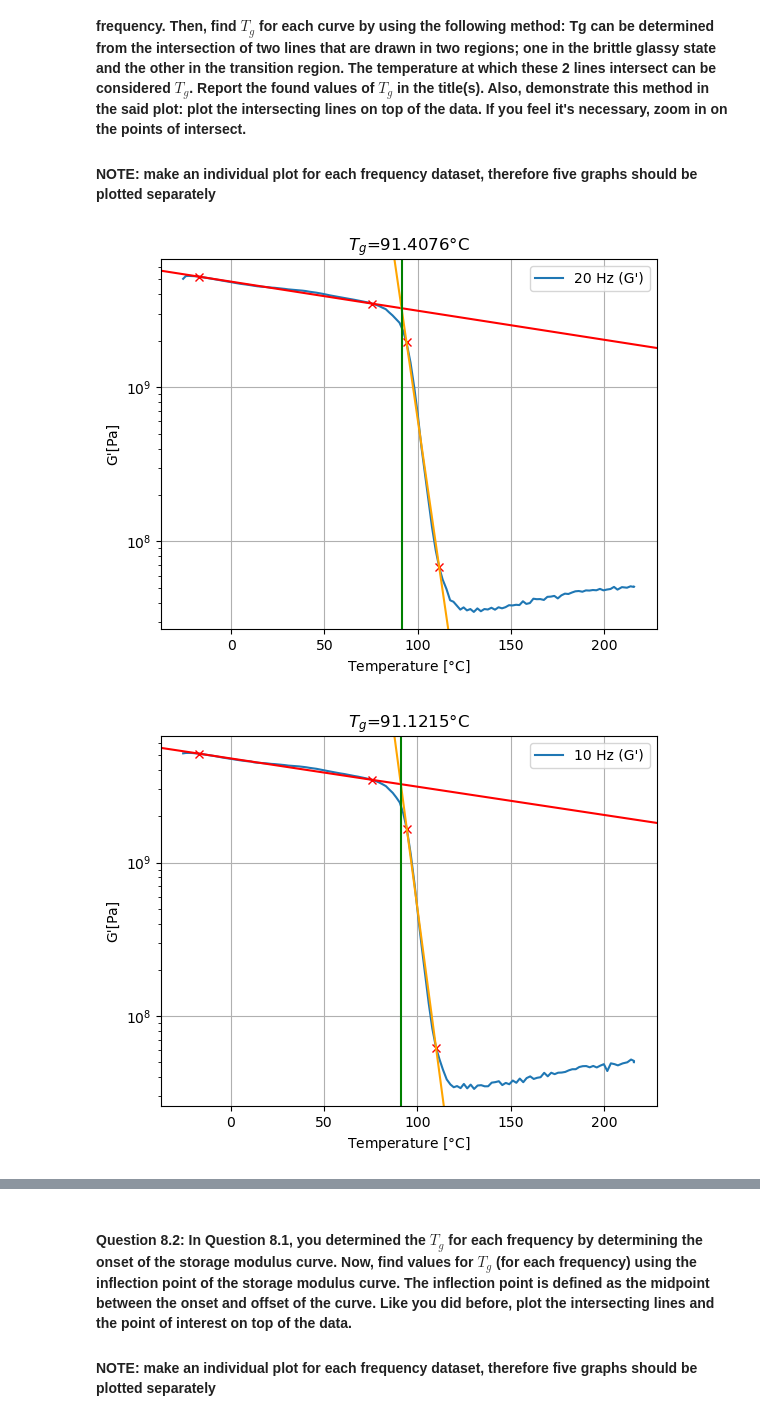
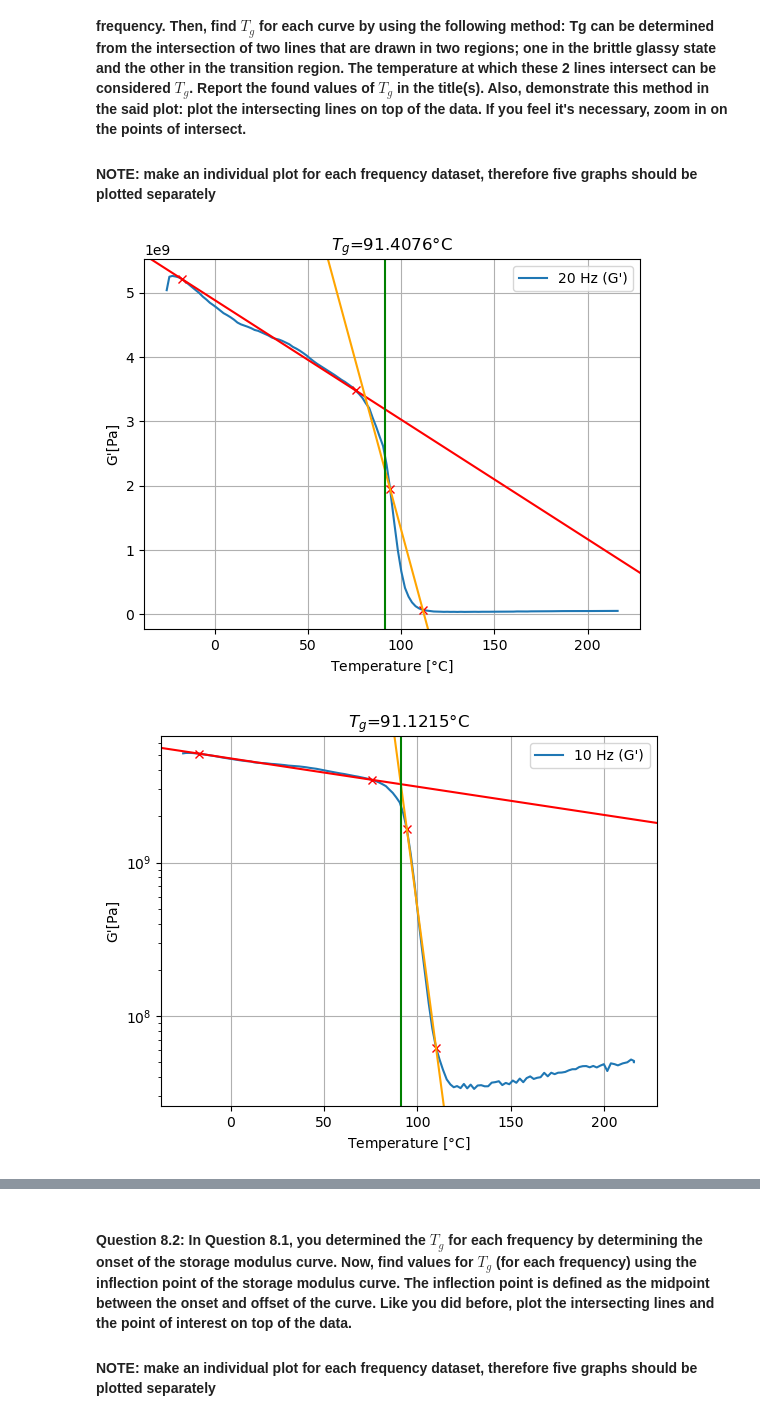
Before and after one commit to arthurstreebgreebling/PCM, a Jupyter notebook: A2 Rheokinetics/Notebook Rheokinetics.ipynb, the cells around one changed output, grey strips where cells are left out. Cells and saved outputs as stored; diff of their text form; code cells hidden in the pictures.

```diff
--- a/A2 Rheokinetics/Notebook Rheokinetics.ipynb
+++ b/A2 Rheokinetics/Notebook Rheokinetics.ipynb
@@ -210,7 +210,7 @@ plt.axvline(x=T_g_20, color='green')
 #plt.xlim(91.405,91.41)
 plt.legend()
 plt.title(f'$T_g$={T_g_20}$\degree$C')
-plt.yscale('log')
+#plt.yscale('log')
 plt.ylabel("G'[Pa]")
 plt.xlabel('Temperature [$\degree$C]')
 plt.grid()
@@ -267,7 +267,7 @@ plt.plot(data_1[:,1],data_1[:,2], label="1 Hz (G')")
 start, stop = 5, 54
 plt.plot([data_1[start][1],data_1[stop][1]],[data_1[start][2],data_1[stop][2]], 'rx')
 plt.axline((data_1[start][1],data_1[start][2] ),(data_1[stop][1],data_1[stop][2]), color='red')
-i, j = 65, 73
+i, j = 62, 73
 plt.plot([data_1[i][1],data_1[j][1]],[data_1[i][2],data_1[j][2]], 'rx')
 plt.axline((data_1[i][1],data_1[i][2] ),(data_1[j][1],data_1[j][2]), color='orange')
 T_g_1 = 87.081983
@@ -280,34 +280,34 @@ plt.title(f'$T_g$={T_g_1}$\degree$C')
 plt.yscale('log')
 plt.ylabel("G'[Pa]")
 plt.xlabel('Temperature [$\degree$C]')
 plt.grid()
 plt.show()
 
 
 ### 0.2Hz ###
 plt.plot(data_02[:,1],data_02[:,2], label="0.2 Hz (G')")
 start, stop = 5, 54
 plt.plot([data_1[start][1],data_1[stop][1]],[data_1[start][2],data_1[stop][2]], 'rx')
 plt.axline((data_1[start][1],data_1[start][2] ),(data_1[stop][1],data_1[stop][2]), color='red')
 i, j = 65, 73
 plt.plot([data_1[i][1],data_1[j][1]],[data_1[i][2],data_1[j][2]], 'rx')
 plt.axline((data_1[i][1],data_1[i][2] ),(data_1[j][1],data_1[j][2]), color='orange')
-T_g_1 = 87.081983
+T_g_02 = 87.081983
 plt.axvline(x=T_g_1, color='green')
 #these lines can be used to zoom in on the intersection, uncomment them to use it
 #plt.ylim(3.20275e9,3.20325e9)
 #plt.xlim(87.08175,87.082)
 plt.legend()
 plt.title(f'$T_g$={T_g_1}$\degree$C')
 plt.yscale('log')
 plt.ylabel("G'[Pa]")
 plt.xlabel('Temperature [$\degree$C]')
 plt.grid()
 plt.show()
 
 
 T_g_intersection = [T_g_20, T_g_10, T_g_5, T_g_1, T_g_02]
 # %% [output]
-[figure, old version]
+[figure, new version]
 [figure]
 [figure]
```
Also changed, not shown: parts of 7 cells of this notebook.
